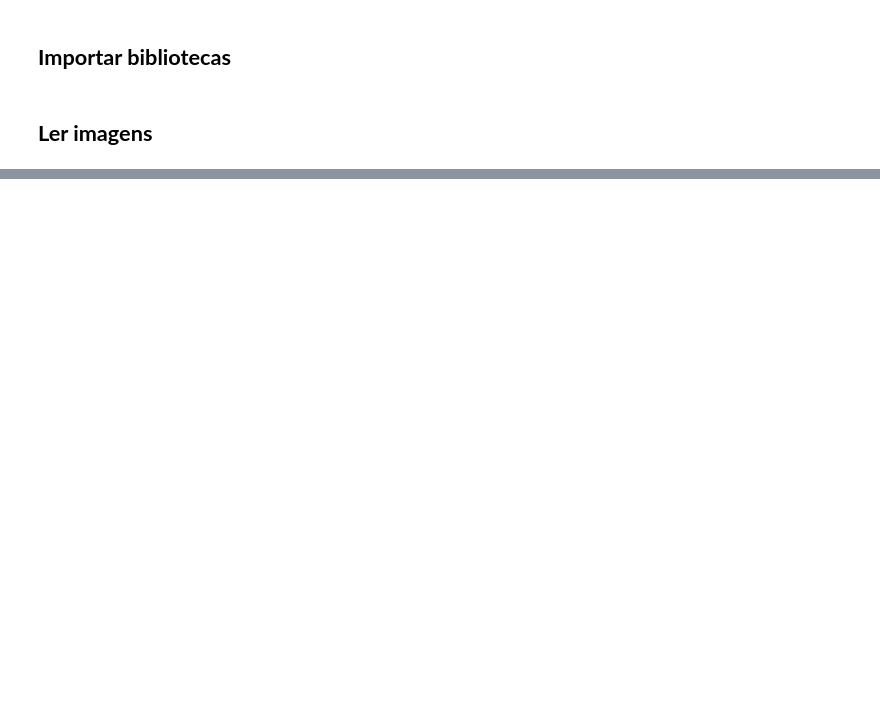
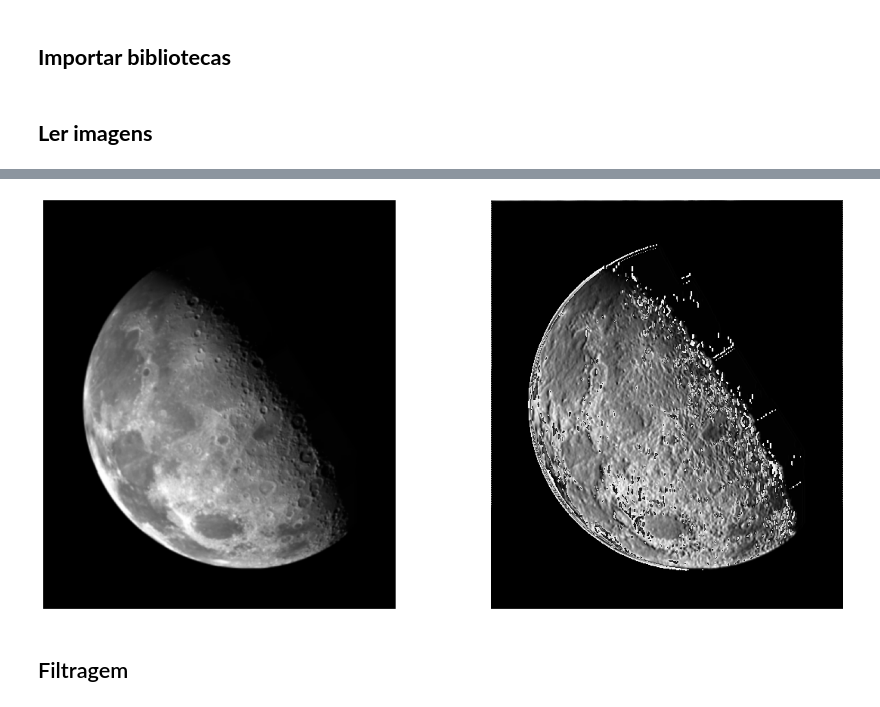
Before and after one commit to eriksonJAguiar/Processamento-imagens, a Jupyter notebook: Codigos/melhoramento.ipynb, the cells around one changed output, grey strips where cells are left out. Saved outputs shown, nothing was run; the diff lists cells and outputs as text; code cells hidden in the pictures; blank space fills up the shorter version.

Commit message:
fix equalization + conv filter

```diff
--- a/Codigos/melhoramento.ipynb
+++ b/Codigos/melhoramento.ipynb
@@ -25,0 +45,42 @@ plt.show()
+# %%
+def conv(f, w):
+    '''
+        Função que executa a convolução em uma imagem
+        params:
+            - f: (np.array) imagem de entrada
+            - w: mascara de convolução
+        return:
+            - imagem g com convolução
+    '''
+    #Coleta a largura e altura da imagem
+    N, M = f.shape #(Y, X)
+    #Coleta a largura e altura da máscara w
+    n, m = w.shape
+    # cole
+    a = int((n-1)/2)
+    b = int((m-1)/2)
+    g = np.empty_like(f)
+    #processo de convolução da image
+    for x in range(a, N-a):
+        for y in range(b, M-b):
+            g[x, y] = np.sum(np.multiply(w, f[x-a: x+a+1, y-b:y+b+1]))
+
+    return g.astype(np.uint8)
+# %%
+conv_img = conv(img_gray, w)
+# %%
+plt.figure(figsize=(20, 10))
+
+plt.subplot(121)
+plt.imshow(img_gray, vmin=0, vmax=255, cmap="gray")
+plt.axis("off")
+
+plt.subplot(122)
+plt.imshow(conv_img,vmin=0, vmax=255, cmap="gray")
+plt.axis("off")
+
+plt.show()
+# %% [output]
+[figure, added]
+# %% [markdown]
+## Filtragem
```
Also changed, not shown: parts of 10 cells of this notebook, 2 other files.
